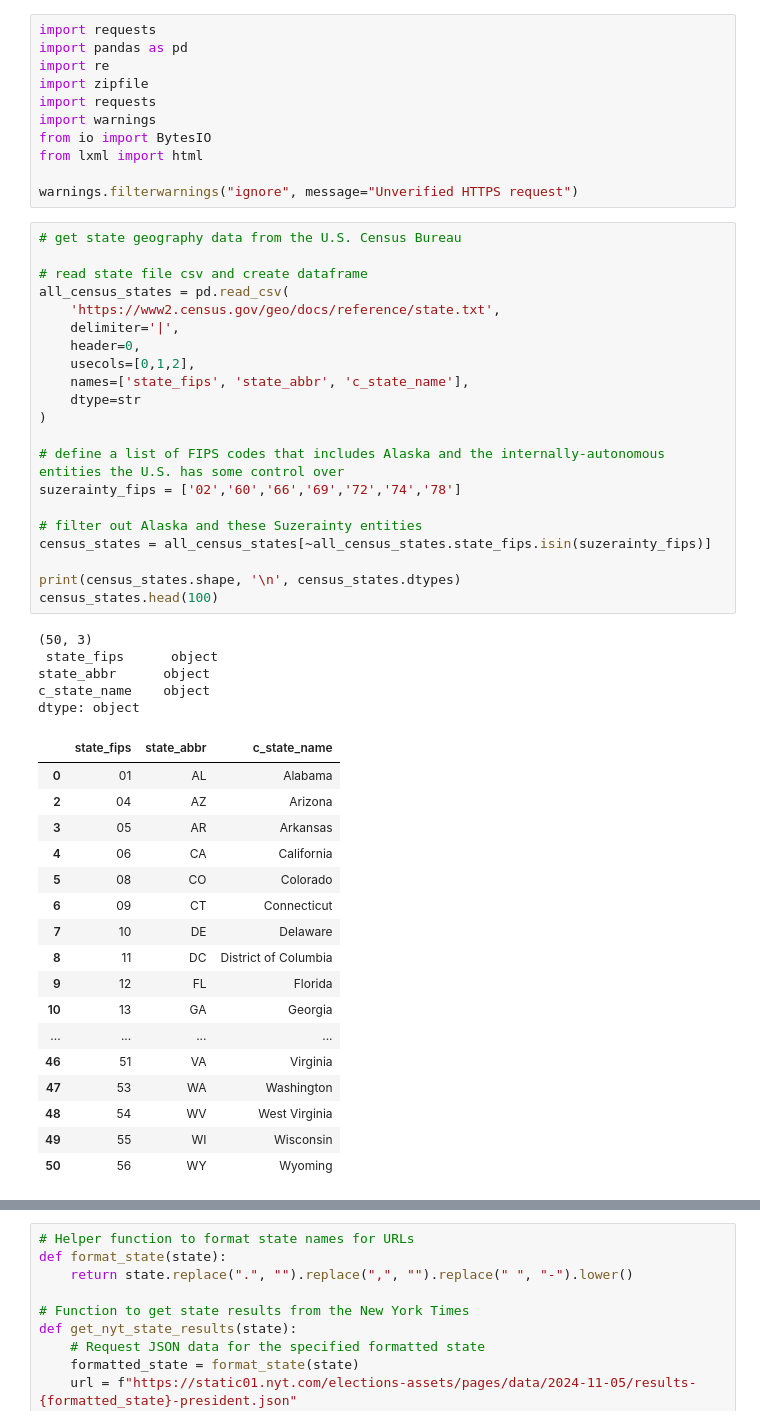
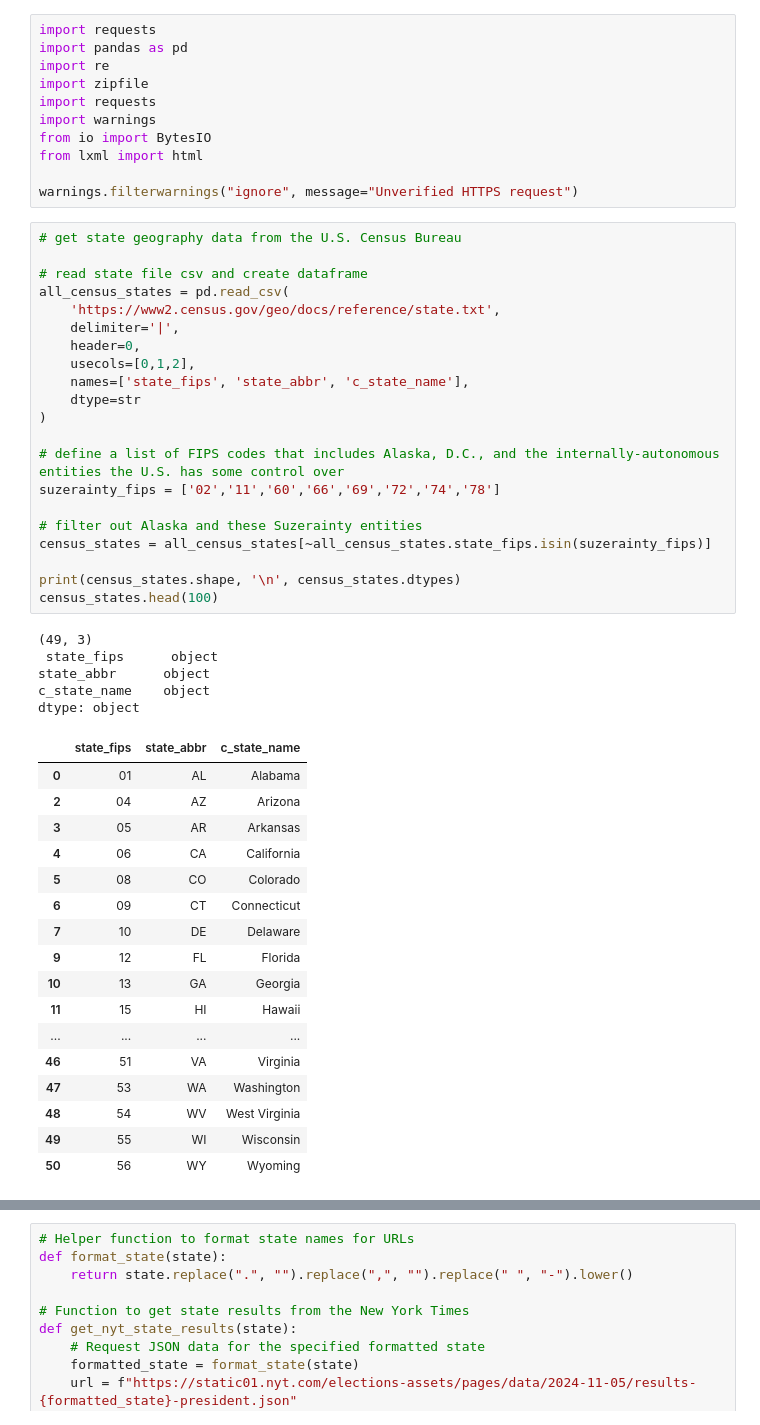
Before and after one commit to tonmcg/US_County_Level_Election_Results_08-20, a Jupyter notebook: 2024_US_County_Level_Presidential_Results.ipynb, the cells around one changed output, grey strips where cells are left out. Cells and saved outputs as stored; diff of their text form.

```diff
--- a/2024_US_County_Level_Presidential_Results.ipynb
+++ b/2024_US_County_Level_Presidential_Results.ipynb
@@ -49,39 +49,39 @@ warnings.filterwarnings("ignore", message="Unverified HTTPS request")
 
 # read state file csv and create dataframe
 all_census_states = pd.read_csv(
     'https://www2.census.gov/geo/docs/reference/state.txt',
     delimiter='|',
     header=0,
     usecols=[0,1,2],
     names=['state_fips', 'state_abbr', 'c_state_name'],
     dtype=str
 )
 
-# define a list of FIPS codes that includes Alaska and the internally-autonomous entities the U.S. has some control over
-suzerainty_fips = ['02','60','66','69','72','74','78']
+# define a list of FIPS codes that includes Alaska, D.C., and the internally-autonomous entities the U.S. has some control over
+suzerainty_fips = ['02','11','60','66','69','72','74','78']
 
 # filter out Alaska and these Suzerainty entities
 census_states = all_census_states[~all_census_states.state_fips.isin(suzerainty_fips)]
 
 print(census_states.shape, '\n', census_states.dtypes)
 census_states.head(100)
 # %% [output]
-(50, 3)
+(49, 3)
  state_fips      object
 state_abbr      object
 c_state_name    object
 dtype: object
 |  | state_fips | state_abbr | c_state_name |
 | 0 | 01 | AL | Alabama |
 | 2 | 04 | AZ | Arizona |
 | 3 | 05 | AR | Arkansas |
 | 4 | 06 | CA | California |
 | 5 | 08 | CO | Colorado |
 | 6 | 09 | CT | Connecticut |
 | 7 | 10 | DE | Delaware |
-| 8 | 11 | DC | District of Columbia |
 | 9 | 12 | FL | Florida |
 | 10 | 13 | GA | Georgia |
+| 11 | 15 | HI | Hawaii |
 | ... | ... | ... | ... |
 | 46 | 51 | VA | Virginia |
 | 47 | 53 | WA | Washington |
```
Also changed, not shown: parts of 14 cells of this notebook, 1 other file.
